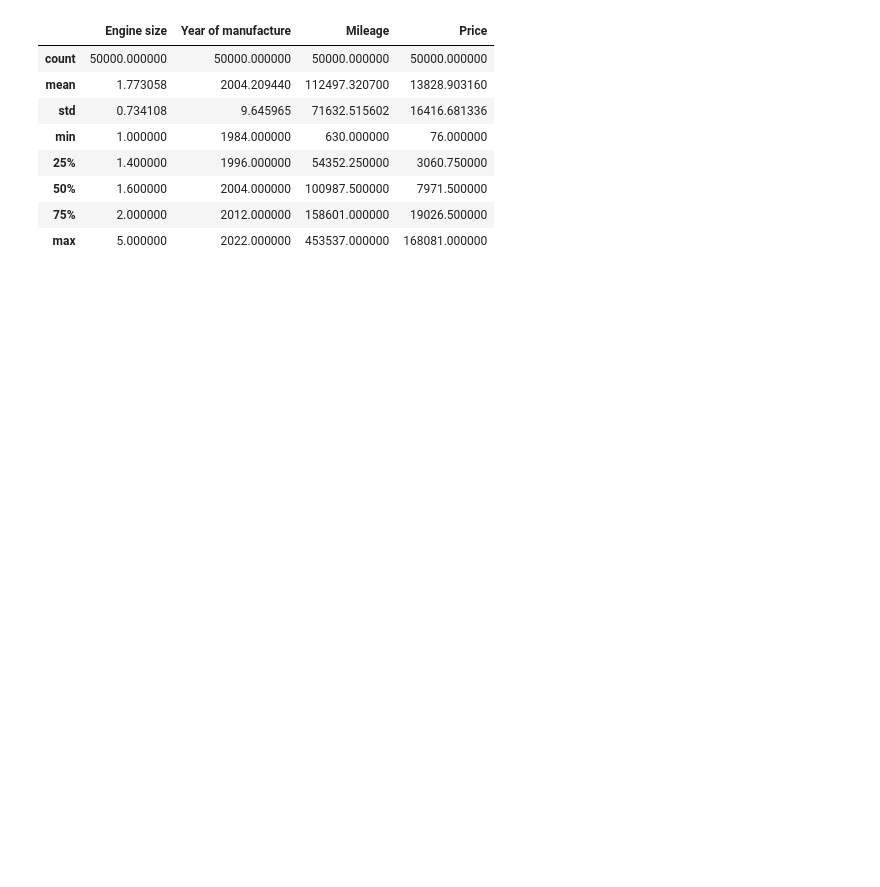
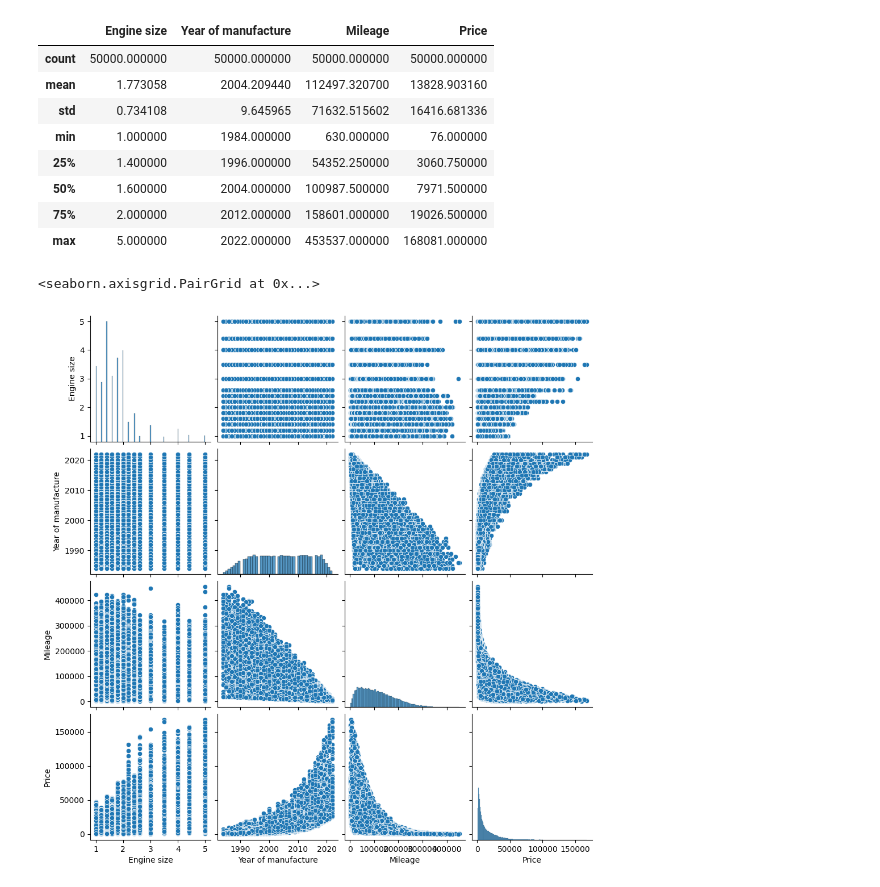
Before and after one commit to kyon4ik/car_price_prediction, a Jupyter notebook: model.ipynb, the cells around one changed output. Saved outputs shown, nothing was run; the diff lists cells and outputs as text; code cells hidden in the pictures; blank space fills up the shorter version.

```diff
--- a/model.ipynb
+++ b/model.ipynb
@@ -17,3 +18,8 @@ df.describe()
 | 50% | 1.600000 | 2004.000000 | 100987.500000 | 7971.500000 |
 | 75% | 2.000000 | 2012.000000 | 158601.000000 | 19026.500000 |
 | max | 5.000000 | 2022.000000 | 453537.000000 | 168081.000000 |
+# %%
+sns.pairplot(df)
+# %% [output]
+<seaborn.axisgrid.PairGrid at 0x...>
+[figure, added]
```
Also changed, not shown: parts of 11 cells of this notebook, 1 other file.
